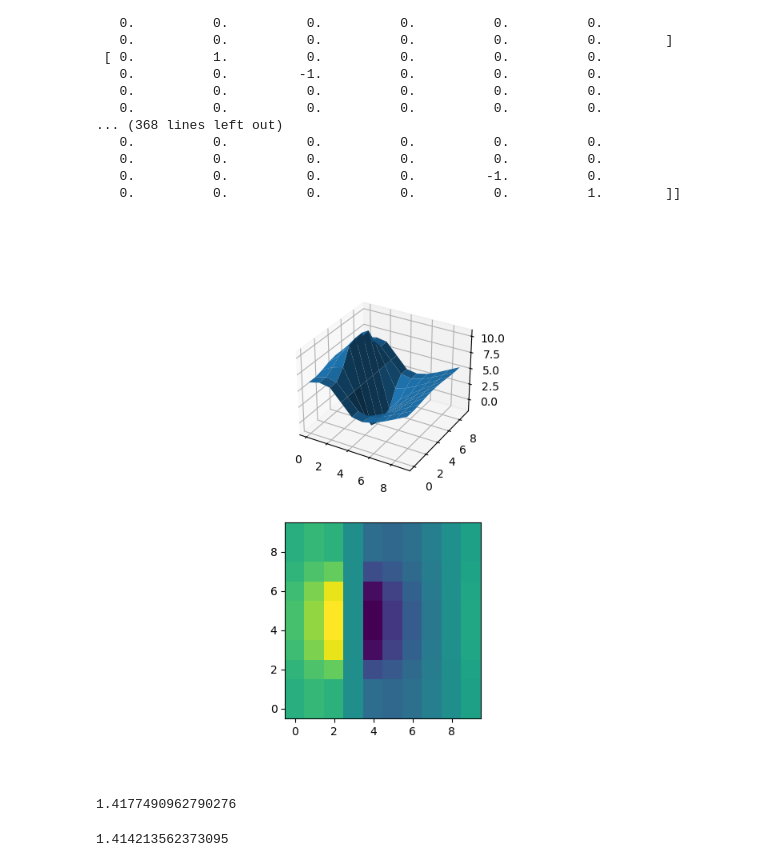
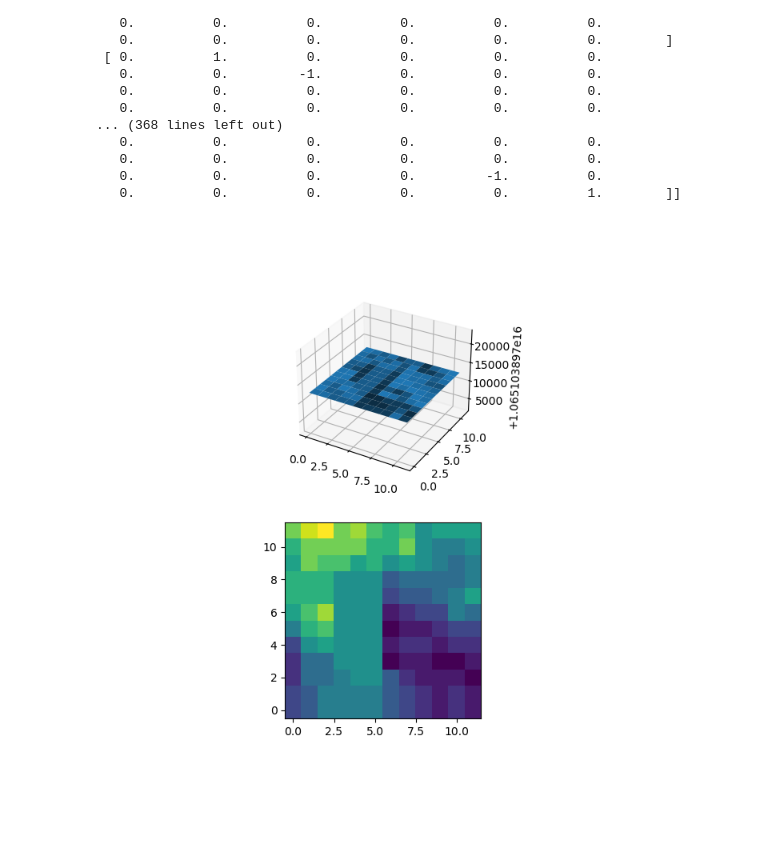
Before and after one commit to vladamakaric/navierstokes, a Jupyter notebook: ns copy.ipynb, the cells around one changed output. Drawn from its saved outputs; the diff is of its cells as text; code cells hidden in the pictures; blank space fills up the shorter version.

```diff
--- a/ns copy.ipynb
+++ b/ns copy.ipynb
@@ -5,8 +5,8 @@ import bitmap_editor
 importlib.reload(bitmap_editor)
 import numpy as np
 
-height = 10
-width = 10
+height = 12
+width = 12
 bitmap_matrix = np.zeros(shape=(height,width))
 bitmapEditor = bitmap_editor.BitmapEditor(bitmap_matrix)
 # %% [output]
@@ -19,10 +19,10 @@ grid = np.flip(np.copy(bitmap_matrix), 0)
 
 ######### Actual simulation code
 
-fluid_cells = navier_stokes.fluid_cells(grid)
+fluid_cells = navier_stokes.fluid_cells(grid, inward_corner_difference=False, simple_normals=True)
 fluid_cell_index = navier_stokes.fluid_cell_index(fluid_cells, grid.shape)
 
-navier_stokes.simplify_normals(fluid_cells)
+# navier_stokes.simplify_normals(fluid_cells)
 
 
 A = navier_stokes.projection_A(fluid_cells, fluid_cell_index, grid.shape[1], grid.shape[0])
@@ -33,9 +33,6 @@ X, Y = np.meshgrid(np.arange(width), np.arange(height))
 NormalsU = np.zeros(shape=(height, width))
 NormalsV = np.zeros(shape=(height, width))
 
-
-
-
 for fluid_cell in fluid_cells:
     normal = np.array([0, 0])
     if fluid_cell.boundary_normal is not None:
@@ -44,6 +41,7 @@ for fluid_cell in fluid_cells:
     NormalsV[fluid_cell.grid_index] = normal[1]
 
 
+%matplotlib widget
 fig, ax = plt.subplots(figsize=(5, 5))
 ax.quiver(X, Y, NormalsU, NormalsV, color="b", scale=20)
 plt.show()
@@ -74,37 +72,30 @@ with np.printoptions(threshold=np.inf):
 # %%
 %matplotlib widget
 import pyamg
 
-ml = pyamg.ruge_stuben_solver(A)  # Build the multigrid hierarchy
-x = ml.solve(b, tol=1e-8)
-# x = np.linalg.solve(A,b)
+# ml = pyamg.ruge_stuben_solver(A)  # Build the multigrid hierarchy
+# x = ml.solve(b, tol=1e-8)
+x = np.linalg.solve(A,b)
 
 mesh = np.zeros(shape=(height,width))
 
 avg = np.average(x)
 
 for j in range(0,height):
     for i in range(0,width):
         if grid[j][i]:
             mesh[j][i] = avg
             continue
         index = fluid_cell_index[j][i]
         mesh[j][i] = x[index]
 
 fig = plt.figure(figsize=(7,7))
 ax = fig.add_subplot(211, projection='3d')
 ax2 = fig.add_subplot(212)
 ax2.imshow(mesh, interpolation='none', origin='lower')
+
 # plt.imshow(mesh, interpolation='none', origin='lower')
 ax.plot_surface(X,Y,mesh)
 plt.show()
 # %% [output]
-[figure, old version]
+[figure, new version]
-# %%
-((5.29 - 2.13)/2 + (3.21 - 2.36)/2)/np.sqrt(2)
-# %% [output]
-1.4177490962790276
-# %%
-2/np.sqrt(2)
-# %% [output]
-1.414213562373095
```
Also changed, not shown: parts of 3 cells of this notebook, 2 other files.
